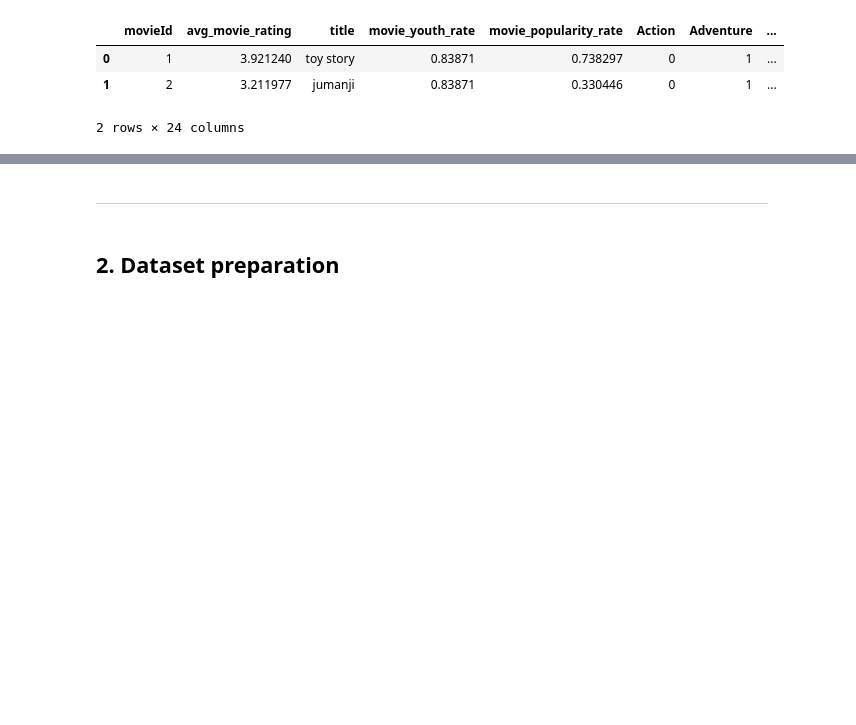
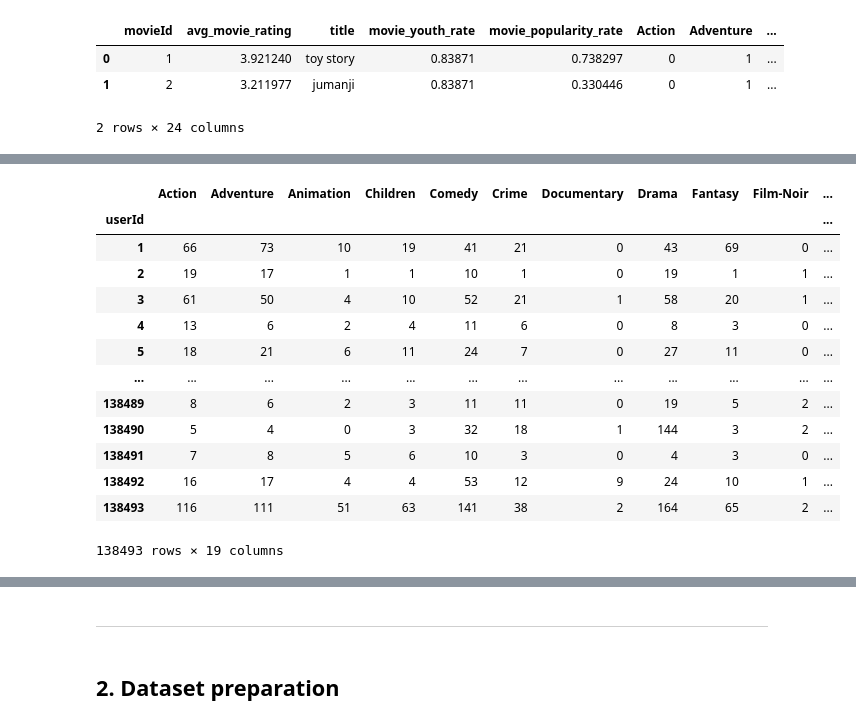
Before and after one commit to jcrigoni/grand_ml_project, a Jupyter notebook: New_Model_LightFM.ipynb, the cells around one changed output, grey strips where cells are left out. Cells and saved outputs as stored; diff of their text form; code cells hidden in the pictures; blank space fills up the shorter version.

```diff
--- a/New_Model_LightFM.ipynb
+++ b/New_Model_LightFM.ipynb
@@ -91,0 +102,19 @@ array([[     1,      2,      0],
+# %%
+user_genres=user_genres.groupby("userId").sum()
+# %%
+user_genres
+# %% [output]
+|  | Action | Adventure | Animation | Children | Comedy | Crime | Documentary | Drama | Fantasy | Film-Noir | ... |
+| userId |  |  |  |  |  |  |  |  |  |  | ... |
+| 1 | 66 | 73 | 10 | 19 | 41 | 21 | 0 | 43 | 69 | 0 | ... |
+| 2 | 19 | 17 | 1 | 1 | 10 | 1 | 0 | 19 | 1 | 1 | ... |
+| 3 | 61 | 50 | 4 | 10 | 52 | 21 | 1 | 58 | 20 | 1 | ... |
+| 4 | 13 | 6 | 2 | 4 | 11 | 6 | 0 | 8 | 3 | 0 | ... |
+| 5 | 18 | 21 | 6 | 11 | 24 | 7 | 0 | 27 | 11 | 0 | ... |
+| ... | ... | ... | ... | ... | ... | ... | ... | ... | ... | ... | ... |
+| 138489 | 8 | 6 | 2 | 3 | 11 | 11 | 0 | 19 | 5 | 2 | ... |
+| 138490 | 5 | 4 | 0 | 3 | 32 | 18 | 1 | 144 | 3 | 2 | ... |
+| 138491 | 7 | 8 | 5 | 6 | 10 | 3 | 0 | 4 | 3 | 0 | ... |
+| 138492 | 16 | 17 | 4 | 4 | 53 | 12 | 9 | 24 | 10 | 1 | ... |
+| 138493 | 116 | 111 | 51 | 63 | 141 | 38 | 2 | 164 | 65 | 2 | ... |
+138493 rows × 19 columns
```
Also changed, not shown: parts of 46 cells of this notebook, 1 other file.
